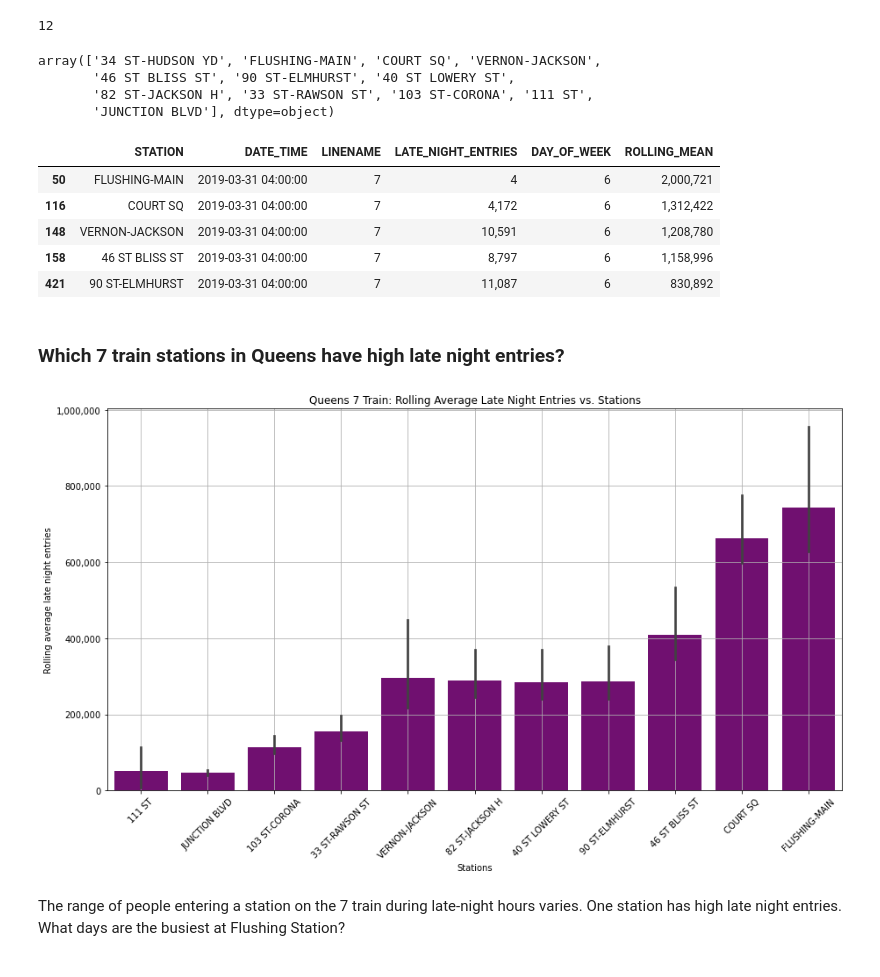
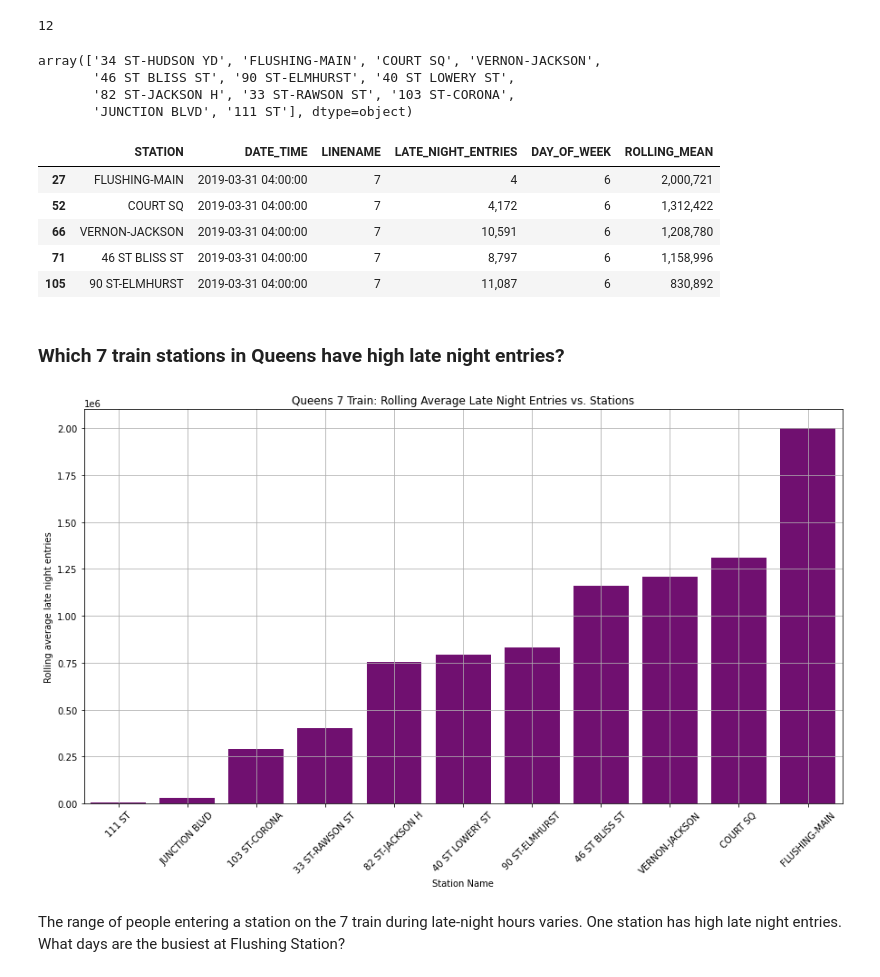
Before and after one commit to slp22/eda-project, a Jupyter notebook: EDA_mta_code.ipynb, the cells around one changed output. Saved outputs shown, nothing was run; the diff lists cells and outputs as text; code cells hidden in the pictures.

```diff
--- a/EDA_mta_code.ipynb
+++ b/EDA_mta_code.ipynb
@@ -13,0 +23,6 @@ Source: http://web.mta.info/developers/turnstile.html
+# %%
+url = "http://web.mta.info/developers/data/nyct/turnstile/turnstile_190406.txt"
+
+data = StringIO(requests.get(url).text)
+df = pd.read_csv(data)
+print(df.shape)
@@ -14,13 +44,19 @@ Source: http://web.mta.info/developers/turnstile.html
 # %%
-# Load data from April, May, and June 2019, data is loaded on Saturdays.
+def get_data_parse_dt(weeks):
+    '''
+    Files names end with the date of each Saturday as YYMMDD .../turnstile_190406 is April 6, 2019.
+    Pass list of dates to retrieve data from April, May, and June 2019 by week.
+    Parse datetime from columns DATE and TIME.
+    '''
+    url = "http://web.mta.info/developers/data/nyct/turnstile/turnstile_{}.txt"
 
-def get_data_parse_dt(week_nums):
-    url = "http://web.mta.info/developers/data/nyct/turnstile/turnstile_{}.txt"
-    dfs = []
-    for week_num in week_nums:
-        file_url = url.format(week_num)
-        dfs.append(pd.read_csv(file_url,
+    weeks = [190406, 190413, 190420, 190427,
+             190504, 190511, 190518, 190525,
+             190601, 190608, 190615, 190622, 190629]
+
+    for week in weeks:
+        file_url = url.format(week)
+        weekly_data.append(pd.read_csv(file_url,
                                parse_dates=[['DATE','TIME']],
-                               usecols = [0,1,2,3,4,6,7,8,9],
                                keep_date_col=True))
-    return pd.concat(dfs)
+    return pd.concat(weekly_data)
@@ -46,0 +63,3 @@ df
+# %%
+df = get_data_parse_dt(weeks)
+df.head()
@@ -179,7 +248,9 @@ def get_daily_counts(row, max_counter):
         return 0
     return counter
 # %%
-late_night_entries_df["LATE_NIGHT_ENTRIES"] = late_night_entries_df.apply(get_daily_counts, axis=1, max_counter=1000000)
+late_night_entries_df["LATE_NIGHT_ENTRIES"] = late_night_entries_df.apply(get_daily_counts,
+                                                                          axis=1,
+                                                                          max_counter=1000000)
 # %% [output]
 1211485 6244921.0
 6132837 1055829.0
@@ -387,39 +471,40 @@ len(seven_line_df.STATION.unique())
 12
 # %%
 # How many stations in Queens? All but one, 34 ST-HUDSON YD.
+
 seven_line_df.STATION.unique()
 # %% [output]
 array(['34 ST-HUDSON YD', 'FLUSHING-MAIN', 'COURT SQ', 'VERNON-JACKSON',
        '46 ST BLISS ST', '90 ST-ELMHURST', '40 ST LOWERY ST',
-       '82 ST-JACKSON H', '33 ST-RAWSON ST', '103 ST-CORONA', '111 ST',
-       'JUNCTION BLVD'], dtype=object)
+       '82 ST-JACKSON H', '33 ST-RAWSON ST', '103 ST-CORONA',
+       'JUNCTION BLVD', '111 ST'], dtype=object)
 # %%
 # Mask selects only the Queens stations
+
 queens_mask = (seven_line_df['STATION'] != '34 ST-HUDSON YD')
 seven_line_df = seven_line_df[queens_mask]
 seven_line_df.head(5)
 # %% [output]
 |  | STATION | DATE_TIME | LINENAME | LATE_NIGHT_ENTRIES | DAY_OF_WEEK | ROLLING_MEAN |
-| 50 | FLUSHING-MAIN | 2019-03-31 04:00:00 | 7 | 4 | 6 | 2,000,721 |
-| 116 | COURT SQ | 2019-03-31 04:00:00 | 7 | 4,172 | 6 | 1,312,422 |
-| 148 | VERNON-JACKSON | 2019-03-31 04:00:00 | 7 | 10,591 | 6 | 1,208,780 |
-| 158 | 46 ST BLISS ST | 2019-03-31 04:00:00 | 7 | 8,797 | 6 | 1,158,996 |
-| 421 | 90 ST-ELMHURST | 2019-03-31 04:00:00 | 7 | 11,087 | 6 | 830,892 |
+| 27 | FLUSHING-MAIN | 2019-03-31 04:00:00 | 7 | 4 | 6 | 2,000,721 |
+| 52 | COURT SQ | 2019-03-31 04:00:00 | 7 | 4,172 | 6 | 1,312,422 |
+| 66 | VERNON-JACKSON | 2019-03-31 04:00:00 | 7 | 10,591 | 6 | 1,208,780 |
+| 71 | 46 ST BLISS ST | 2019-03-31 04:00:00 | 7 | 8,797 | 6 | 1,158,996 |
+| 105 | 90 ST-ELMHURST | 2019-03-31 04:00:00 | 7 | 11,087 | 6 | 830,892 |
 # %% [markdown]
 ### Which 7 train stations in Queens have high late night entries?
 # %%
 # Plot 7 line in Queens: Rolling average late night entries vs Queens 7 train stations
 
 plt.figure(figsize = (15,8))
-ax = sns.barplot(x = 'STATION', y = 'ROLLING_MEAN',data = seven_line_df.sort_values('ROLLING_MEAN'), color='purple')
-ax.set_xticklabels(ax.get_xticklabels(),rotation = 45)
+ax = sns.barplot(x='STATION', y='ROLLING_MEAN', data=seven_line_df.sort_values('ROLLING_MEAN'), color='purple')
+ax.set_xticklabels(ax.get_xticklabels(), rotation = 45)
 ax.set(title='Queens 7 Train: Rolling Average Late Night Entries vs. Stations')
-ax.set(xlabel=('Stations'))
+ax.set(xlabel=('Station Name'))
 ax.set(ylabel=('Rolling average late night entries'))
-ax.yaxis.set_major_formatter(mpl.ticker.StrMethodFormatter('{x:,.0f}'))
 plt.grid();
 # %% [output]
-[figure, old version]
+[figure, new version]
 # %% [markdown]
 The range of people entering a station on the 7 train during late-night hours varies.
 One station has high late night entries.<br/>
```
Also changed, not shown: parts of 47 cells of this notebook.
